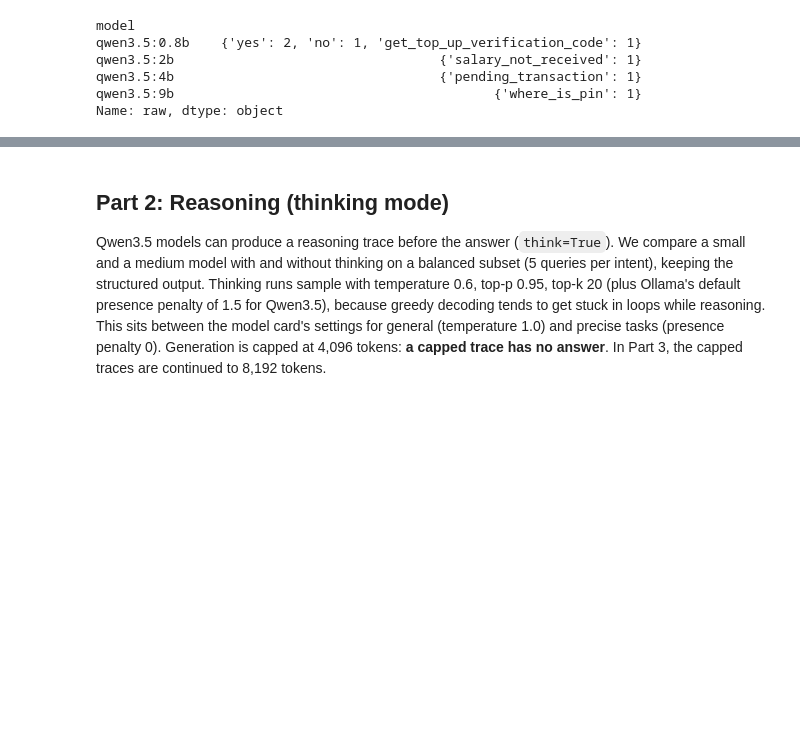
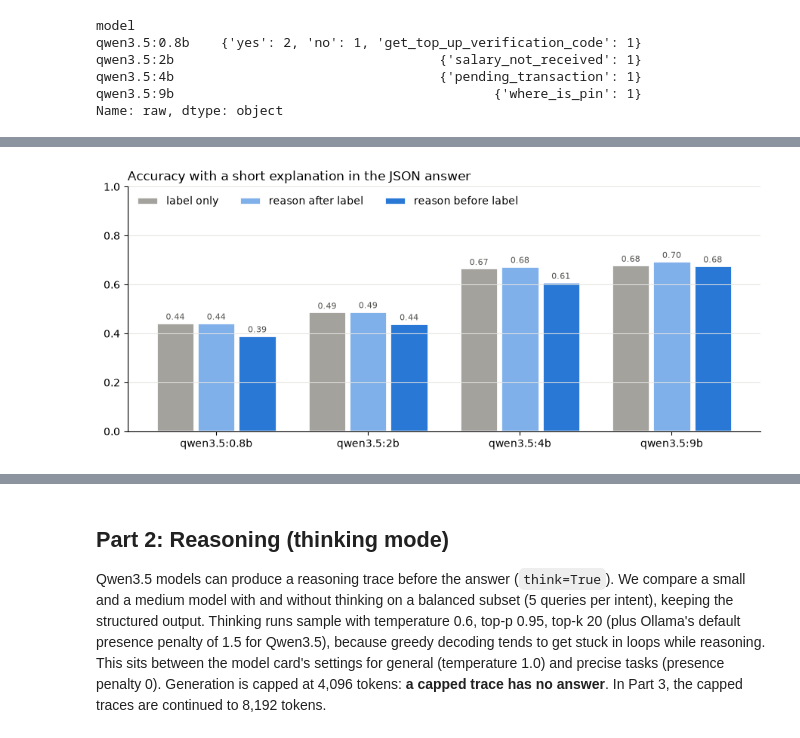
Before and after one commit to Erechtheus/small-language-models, a Jupyter notebook: notebooks/02_banking77_output_control_and_reasoning.ipynb, the cells around one changed output, grey strips where cells are left out. Saved outputs shown, nothing was run; the diff lists cells and outputs as text; code cells hidden in the pictures; blank space fills up the shorter version.

```diff
--- a/notebooks/02_banking77_output_control_and_reasoning.ipynb
+++ b/notebooks/02_banking77_output_control_and_reasoning.ipynb
@@ -134,0 +152,19 @@ Name: raw, dtype: object
+# %%
+subset = stratified_subset(dataset.test, per_class=5)  # 385 queries
+VARIANTS = {"label only": "structured_no-think", "reason after label": "structured-reason-after_no-think",
+            "reason before label": "structured-reason-before_no-think"}
+
+
+def load_run(run, model):
+    path = RESULTS / run / f"{model.replace(':', '_')}.jsonl"
+    records = pd.read_json(path, lines=True).set_index("idx")
+    results = subset.join(records, how="inner")
+    results["correct"] = results["prediction"] == results["label"]
+    return results
+
+
+explained = {(variant, model): load_run(run, model) for variant, run in VARIANTS.items() for model in MODELS}
+explain_summary = pd.DataFrame([{"variant": variant, "model": model, "accuracy": r["correct"].mean(),
+                                 "tokens": r["completion_tokens"].mean(), "latency_s": r["latency_s"].mean()}
+                                for (variant, model), r in explained.items()])
+explain_summary.pivot(index="model", columns="variant", values=["accuracy", "tokens", "latency_s"]).round(3)
@@ -134,0 +179,17 @@ Name: raw, dtype: object
+# %%
+fig, ax = plt.subplots(figsize=(9, 4))
+width = 0.27
+for j, (variant, color) in enumerate(zip(VARIANTS, ["#a3a29d", "#7fb0ea", "#2a78d6"])):
+    values = explain_summary[explain_summary["variant"] == variant].set_index("model").loc[MODELS, "accuracy"]
+    bars = ax.bar([i + (j - 1) * width for i in range(len(MODELS))], values, width=width - 0.02, color=color,
+                  edgecolor="white", linewidth=2, label=variant)
+    for bar, value in zip(bars, values):
+        ax.annotate(f"{value:.2f}", (bar.get_x() + bar.get_width() / 2, value), textcoords="offset points",
+                    xytext=(0, 3), ha="center", fontsize=8, color="#52514e")
+ax.set_xticks(range(len(MODELS)), MODELS)
+ax.set_ylim(0, 1)
+ax.legend(frameon=False, loc="upper left", ncol=3)
+style(ax, "Accuracy with a short explanation in the JSON answer")
+fig.tight_layout()
+# %% [output]
+[figure, added]
```
Also changed, not shown: parts of 10 cells of this notebook, 6 other files.
